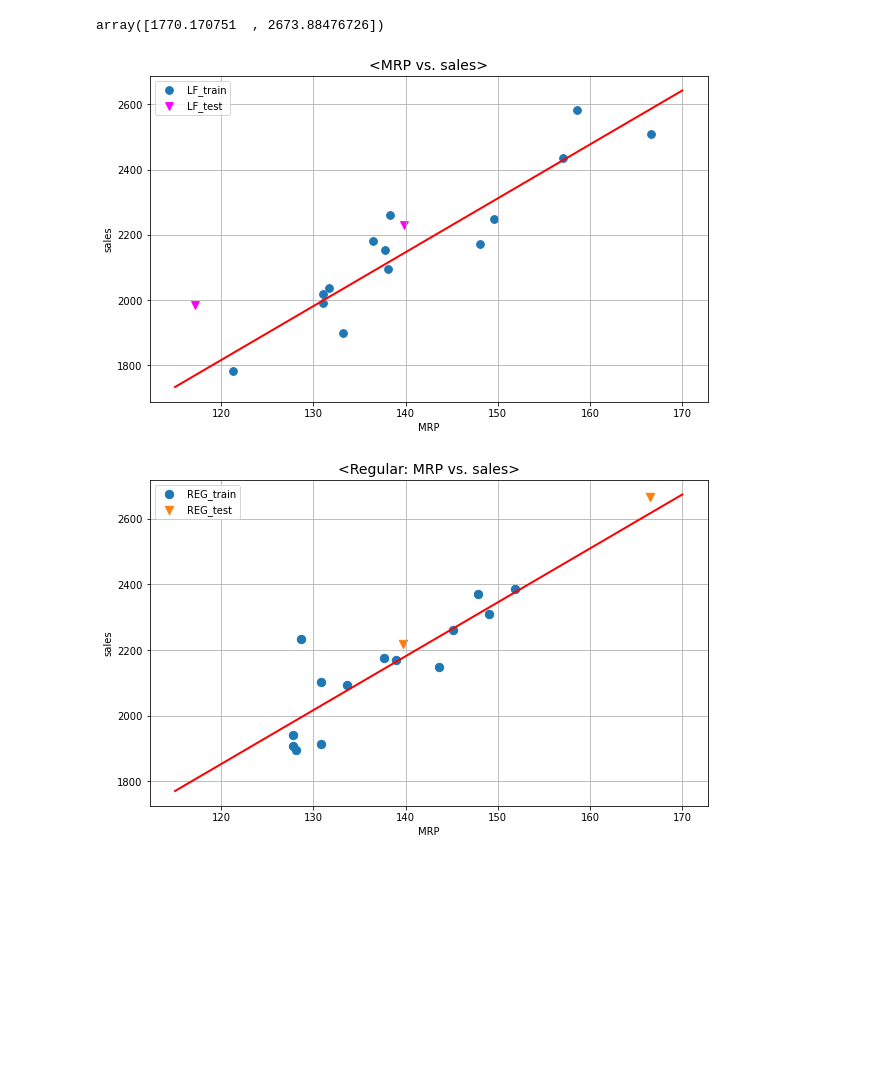
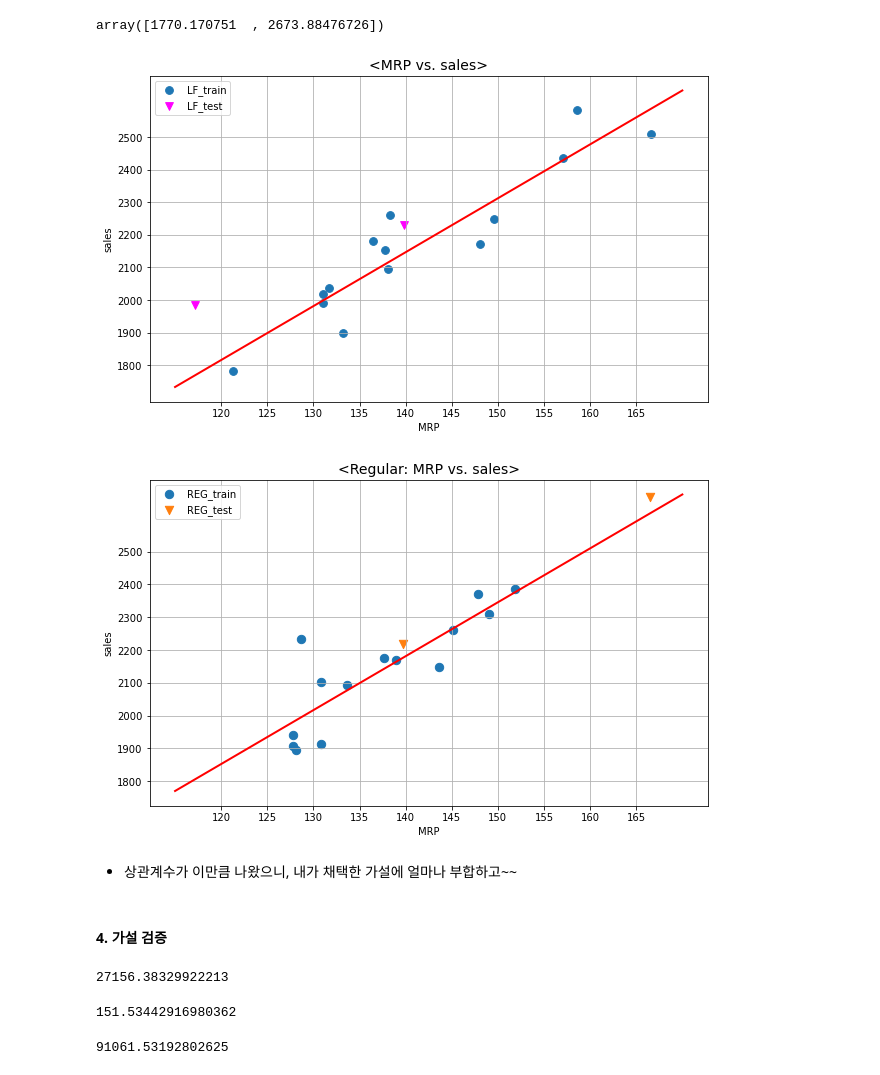
Before and after one commit to youngai1112/MachineLearning, a Jupyter notebook: 04.회귀/1231.빅마트_회귀분석.ipynb, the cells around one changed output. Saved outputs shown, nothing was run; the diff lists cells and outputs as text; code cells hidden in the pictures; blank space fills up the shorter version.

```diff
--- a/04.회귀/1231.빅마트_회귀분석.ipynb
+++ b/04.회귀/1231.빅마트_회귀분석.ipynb
@@ -309,17 +309,19 @@ array([1770.170751  , 2673.88476726])
 # %%
 # Low Fat과 Regular 제품
 plt.figure(figsize=(10,6))
 plt.scatter(X_train, y_train, label='LF_train', s=60)
 plt.scatter(X_test, y_test, marker='v', label='LF_test', s=60, c='magenta')
 plt.plot(xs, ys, 'r-', lw=2)
 plt.grid()
+plt.xticks(np.arange(120, 170, 5))
+plt.yticks(np.arange(1800, 2600, 100))
 plt.xlabel('MRP')
 plt.ylabel('sales')
 plt.title('<MRP vs. sales>', fontsize=14)
 plt.legend()
 plt.show()
 # %% [output]
-[figure, old version]
+[figure, new version]
 # %%
 # Regular
 plt.figure(figsize=(10,6))
@@ -327,10 +329,32 @@ plt.scatter(X_train2, y_train2, label='REG_train', s=70)
 plt.scatter(X_test2, y_test2, marker='v', label='REG_test', s=70)
 plt.plot(xs2, ys2, 'r-', lw=2)
 plt.grid()
+plt.xticks(np.arange(120, 170, 5))
+plt.yticks(np.arange(1800, 2600, 100))
 plt.xlabel('MRP')
 plt.ylabel('sales')
 plt.title('<Regular: MRP vs. sales>', fontsize=14)
 plt.legend()
 plt.show()
 # %% [output]
-[figure, old version]
+[figure, new version]
+# %% [markdown]
+- 상관계수가 이만큼 나왔으니, 내가 채택한 가설에 얼마나 부합하고~~
+# %% [markdown]
+#### 4. 가설 검증
+# %%
+# Low Fat: MSE
+from sklearn.metrics import mean_squared_error
+mean_squared_error(y_test, pred)
+# %% [output]
+27156.38329922213
+# %%
+# Low Fat: MAE
+from sklearn.metrics import mean_absolute_error
+mean_absolute_error(y_test, pred)
+# %% [output]
+151.53442916980362
+# %%
+lr._residues
+# %% [output]
+91061.53192802625
```
Also changed, not shown: parts of 3 cells of this notebook.
